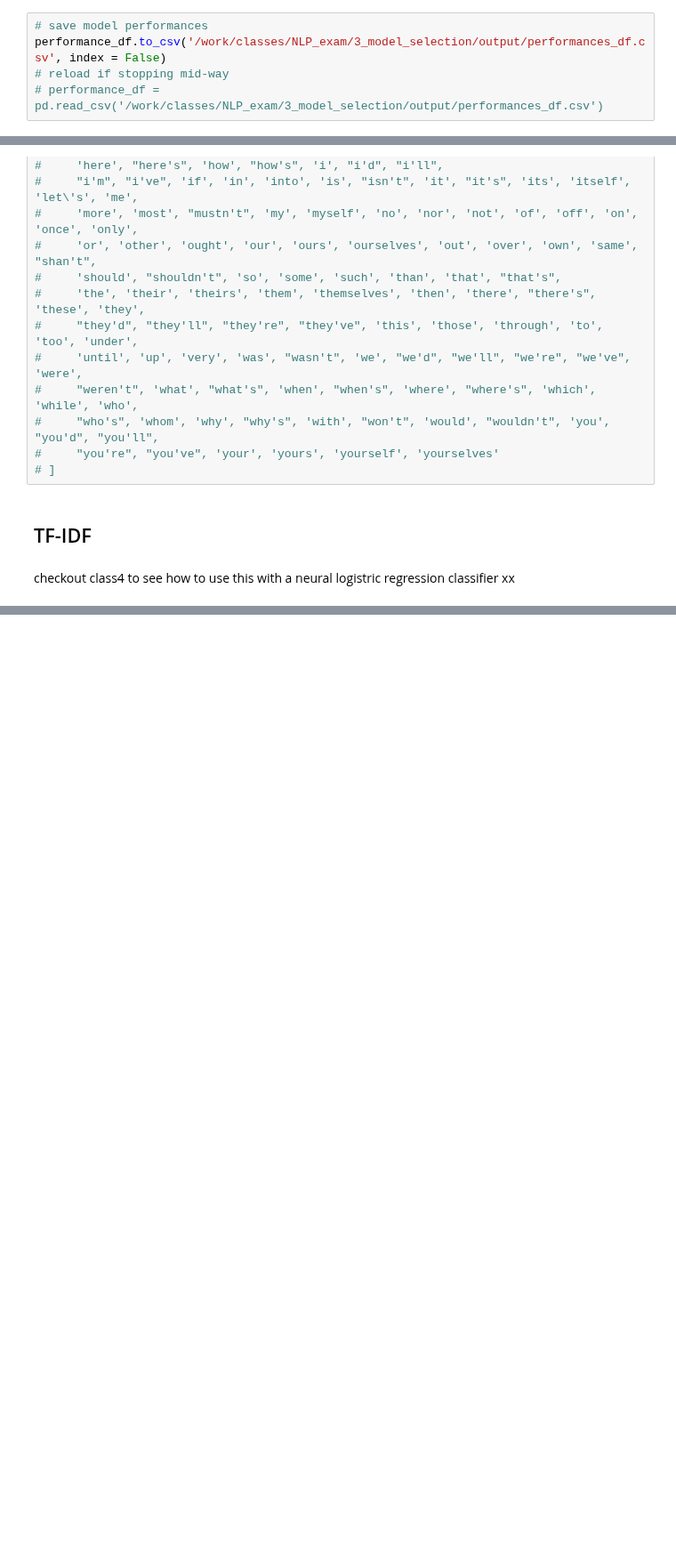
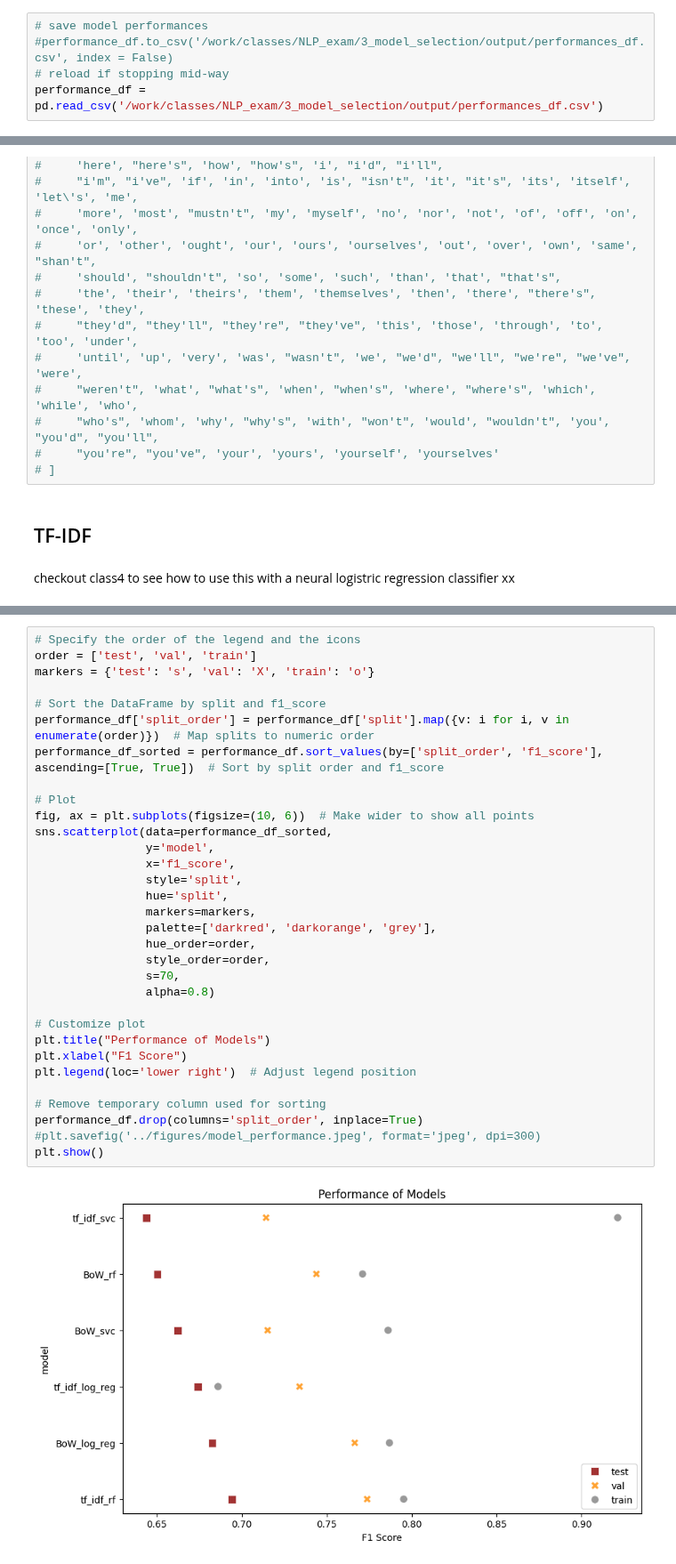
Before and after one commit to sigridbom/NLP_exam, a Jupyter notebook: 3_model_selection/BoW_and_tf_idf.ipynb, the cells around one changed output, grey strips where cells are left out. Shown at 89% size. Drawn from its saved outputs; the diff is of its cells as text; blank space fills up the shorter version.

Commit message:
fixed BoW and tf-idf script + plot

```diff
--- a/3_model_selection/BoW_and_tf_idf.ipynb
+++ b/3_model_selection/BoW_and_tf_idf.ipynb
@@ -381,9 +381,9 @@ performance_df
 #clf_svc = pkl.load(open('/work/classes/NLP_exam/3_model_seleection/output/models/BoW_svc.pkl','rb'))
 # %%
 # save model performances
-performance_df.to_csv('/work/classes/NLP_exam/3_model_selection/output/performances_df.csv', index = False)
+#performance_df.to_csv('/work/classes/NLP_exam/3_model_selection/output/performances_df.csv', index = False)
 # reload if stopping mid-way
-# performance_df = pd.read_csv('/work/classes/NLP_exam/3_model_selection/output/performances_df.csv')
+performance_df = pd.read_csv('/work/classes/NLP_exam/3_model_selection/output/performances_df.csv')
 # %%
 performance_df
 # %% [output]
@@ -1201,0 +834,34 @@ tokenizer.save_pretrained("distilbert_bechdel_classifier")
+# %%
+# Specify the order of the legend and the icons
+order = ['test', 'val', 'train']
+markers = {'test': 's', 'val': 'X', 'train': 'o'}
+
+# Sort the DataFrame by split and f1_score
+performance_df['split_order'] = performance_df['split'].map({v: i for i, v in enumerate(order)})  # Map splits to numeric order
+performance_df_sorted = performance_df.sort_values(by=['split_order', 'f1_score'], ascending=[True, True])  # Sort by split order and f1_score
+
+# Plot
+fig, ax = plt.subplots(figsize=(10, 6))  # Make wider to show all points
+sns.scatterplot(data=performance_df_sorted,
+                y='model',
+                x='f1_score',
+                style='split',
+                hue='split',
+                markers=markers,
+                palette=['darkred', 'darkorange', 'grey'],
+                hue_order=order,
+                style_order=order,
+                s=70,
+                alpha=0.8)
+
+# Customize plot
+plt.title("Performance of Models")
+plt.xlabel("F1 Score")
+plt.legend(loc='lower right')  # Adjust legend position
+
+# Remove temporary column used for sorting
+performance_df.drop(columns='split_order', inplace=True)
+#plt.savefig('../figures/model_performance.jpeg', format='jpeg', dpi=300)
+plt.show()
+# %% [output]
+[figure, added]
```
Also changed, not shown: parts of 55 cells of this notebook, 4 other files.
